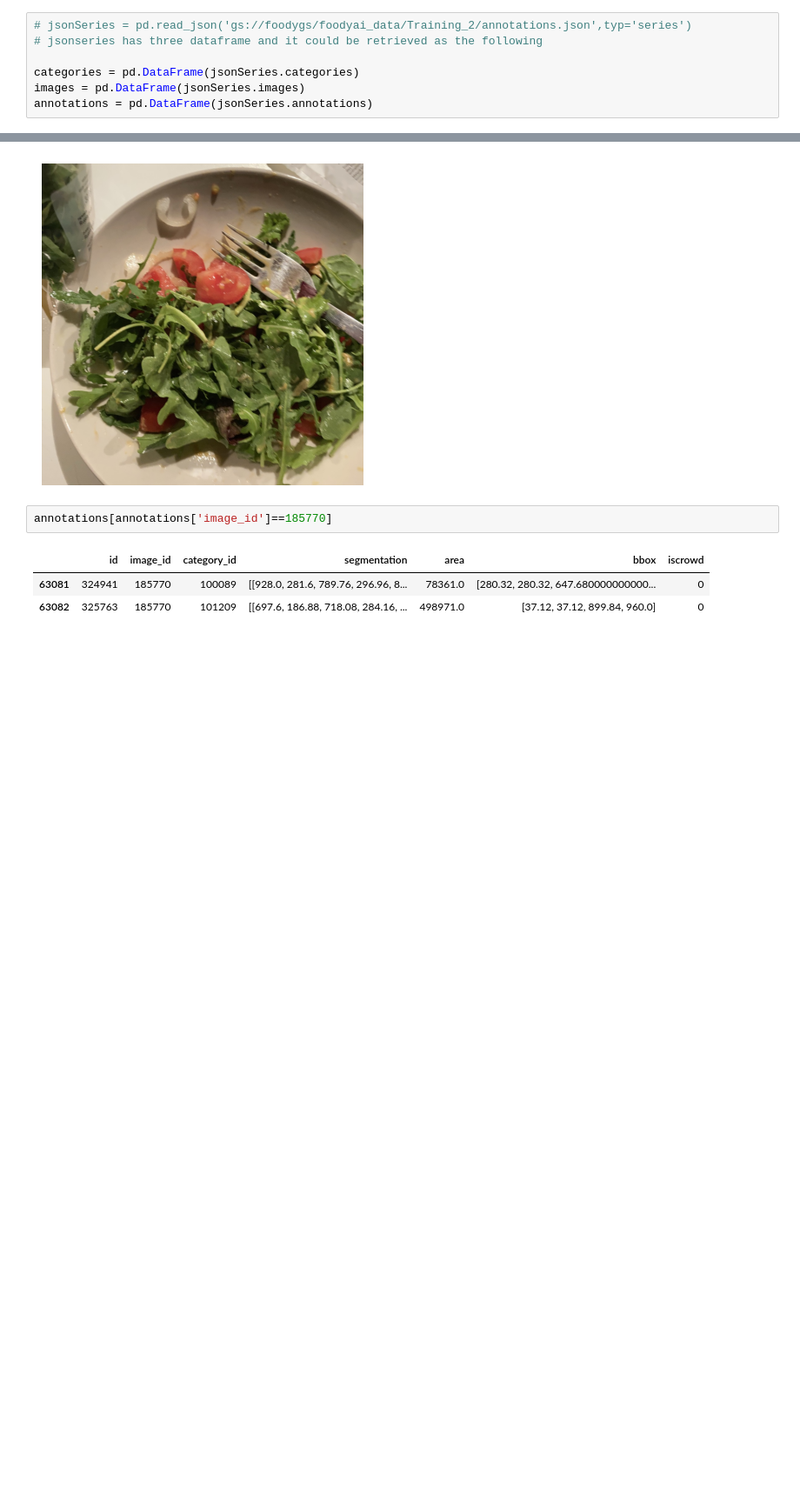
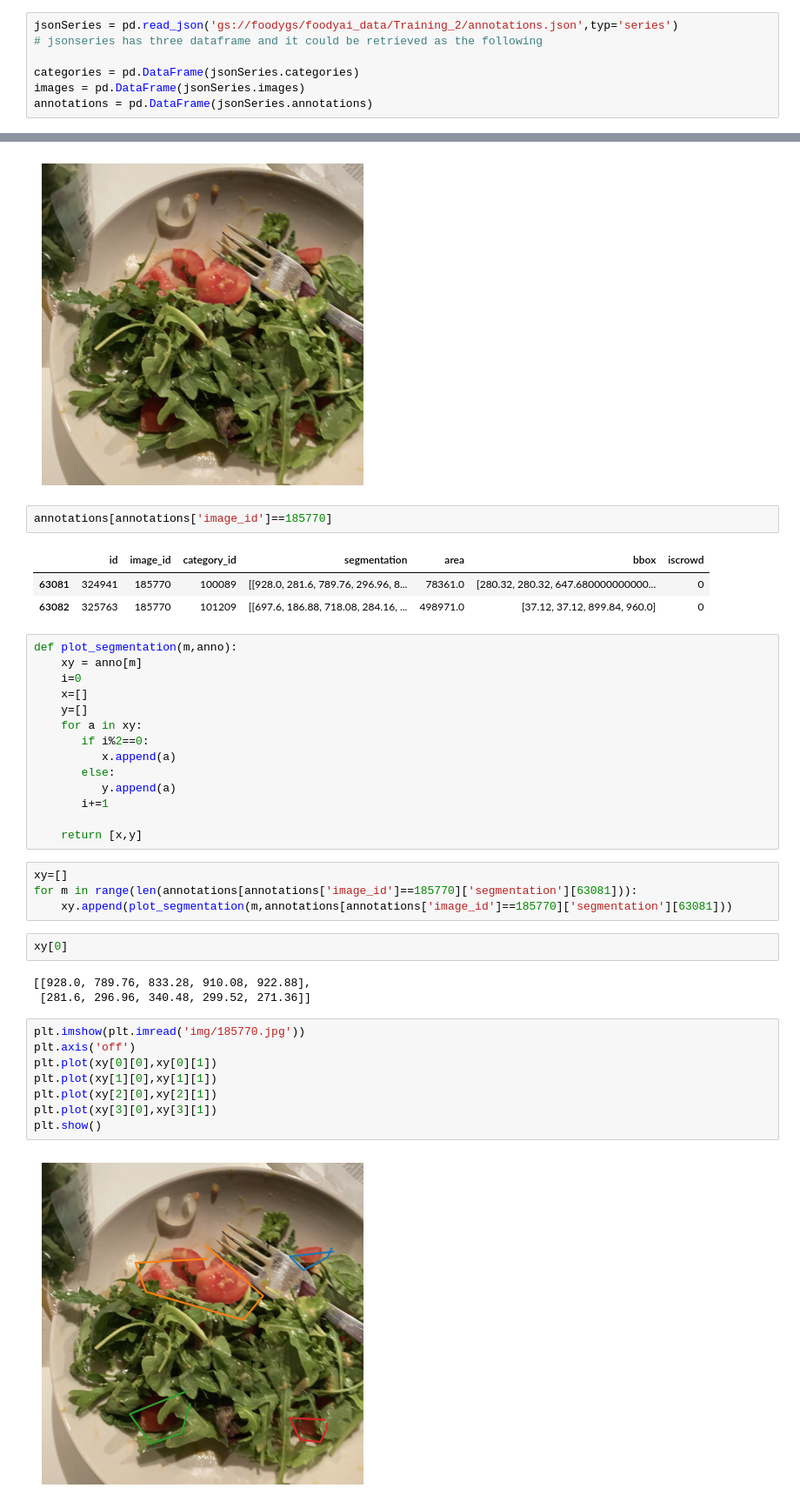
Before and after one commit to w0shitim/foodyai, a Jupyter notebook: notebooks/ali_zolfagharian_EDA.ipynb, the cells around one changed output, grey strips where cells are left out. Shown at 87% size. Cells and saved outputs as stored; diff of their text form; blank space fills up the shorter version.

Commit message:
image ecploratory data analysis seems completed

```diff
--- a/notebooks/ali_zolfagharian_EDA.ipynb
+++ b/notebooks/ali_zolfagharian_EDA.ipynb
@@ -26,7 +26,7 @@ from google.cloud import storage
     - annotations
     - nutrition
 # %%
-# jsonSeries = pd.read_json('gs://foodygs/foodyai_data/Training_2/annotations.json',typ='series')
+jsonSeries = pd.read_json('gs://foodygs/foodyai_data/Training_2/annotations.json',typ='series')
 # jsonseries has three dataframe and it could be retrieved as the following
 
 categories = pd.DataFrame(jsonSeries.categories)
@@ -225,3 +225,36 @@ annotations[annotations['image_id']==185770]
 |  | id | image_id | category_id | segmentation | area | bbox | iscrowd |
 | 63081 | 324941 | 185770 | 100089 | [[928.0, 281.6, 789.76, 296.96, 8... | 78361.0 | [280.32, 280.32, 647.680000000000... | 0 |
 | 63082 | 325763 | 185770 | 101209 | [[697.6, 186.88, 718.08, 284.16, ... | 498971.0 | [37.12, 37.12, 899.84, 960.0] | 0 |
+# %%
+def plot_segmentation(m,anno):
+    xy = anno[m]
+    i=0
+    x=[]
+    y=[]
+    for a in xy:
+       if i%2==0:
+          x.append(a)
+       else:
+          y.append(a)
+       i+=1
+
+    return [x,y]
+# %%
+xy=[]
+for m in range(len(annotations[annotations['image_id']==185770]['segmentation'][63081])):
+    xy.append(plot_segmentation(m,annotations[annotations['image_id']==185770]['segmentation'][63081]))
+# %%
+xy[0]
+# %% [output]
+[[928.0, 789.76, 833.28, 910.08, 922.88],
+ [281.6, 296.96, 340.48, 299.52, 271.36]]
+# %%
+plt.imshow(plt.imread('img/185770.jpg'))
+plt.axis('off')
+plt.plot(xy[0][0],xy[0][1])
+plt.plot(xy[1][0],xy[1][1])
+plt.plot(xy[2][0],xy[2][1])
+plt.plot(xy[3][0],xy[3][1])
+plt.show()
+# %% [output]
+[figure, added]
```
Also changed, not shown: parts of 17 cells of this notebook.
